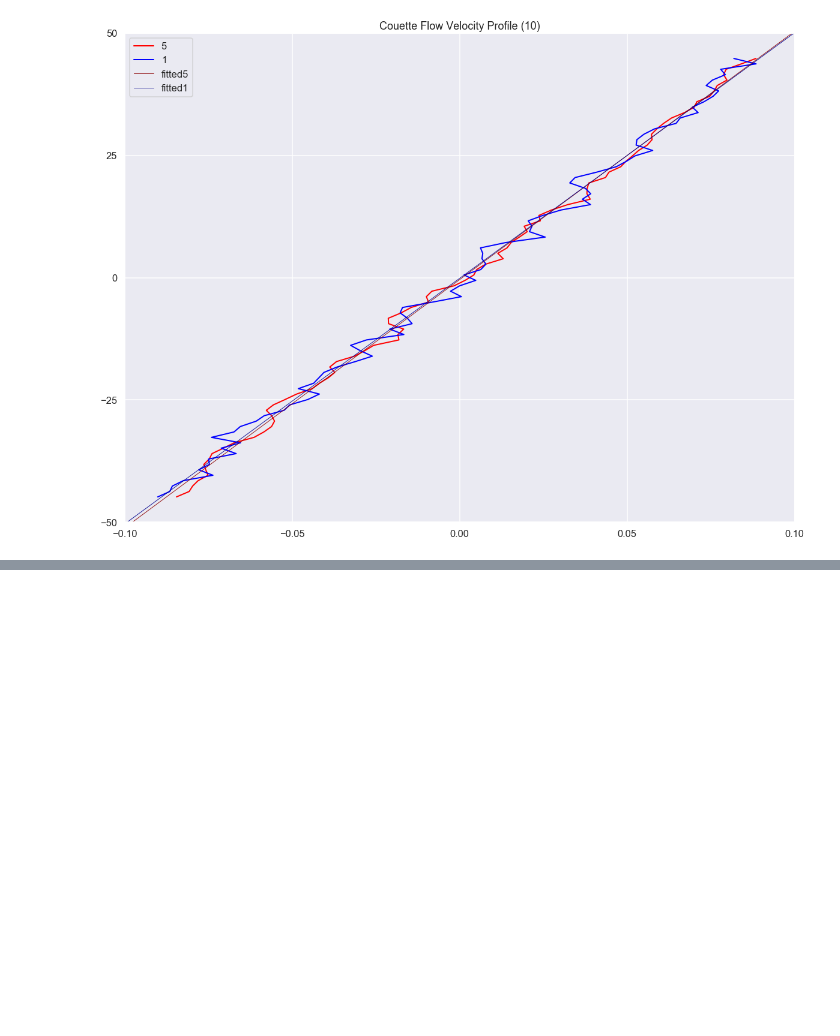
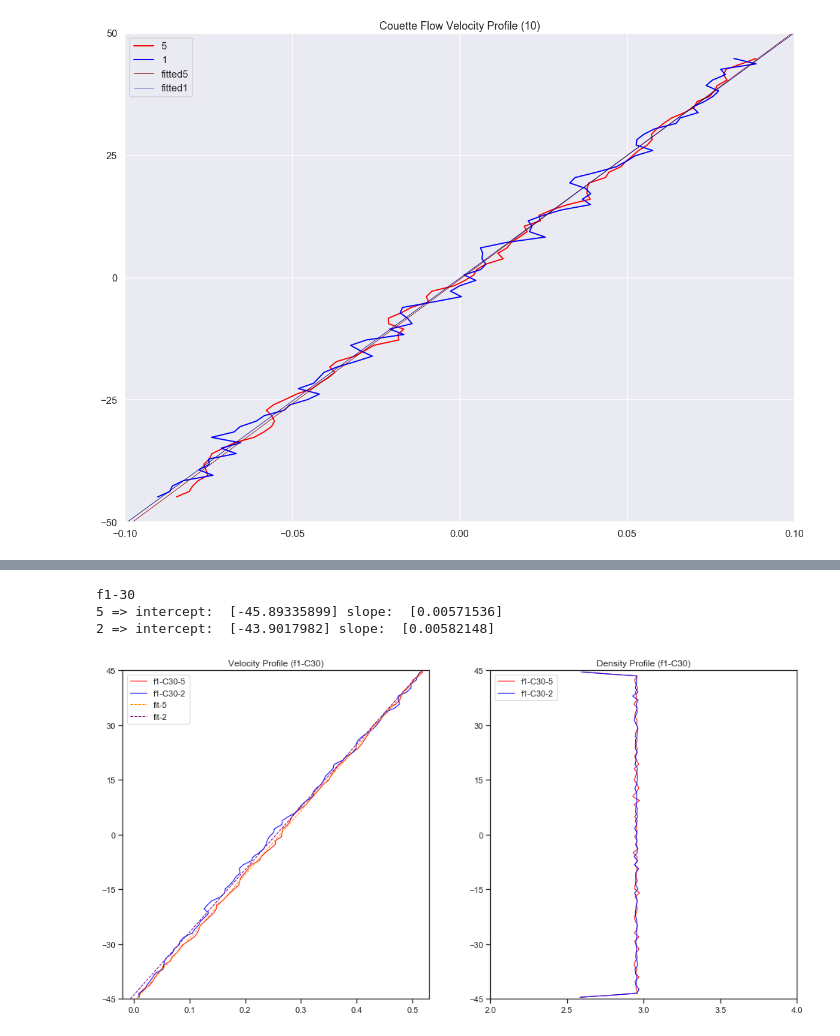
Before and after one commit to gary89git/data_processing, a Jupyter notebook: flow.ipynb, the cells around one changed output, grey strips where cells are left out. Saved outputs shown, nothing was run; the diff lists cells and outputs as text; code cells hidden in the pictures; blank space fills up the shorter version.

```diff
--- a/flow.ipynb
+++ b/flow.ipynb
@@ -188,0 +243,7 @@ iplot(fig)
+# %%
+vel_plot(sheet[1], 'f1-C30', -0.02, 0.53, 0.1)
+# %% [output]
+f1-30
+5 => intercept:  [-45.89335899] slope:  [0.00571536]
+2 => intercept:  [-43.9017982] slope:  [0.00582148]
+[figure, added]
```
Also changed, not shown: parts of 7 cells of this notebook.
